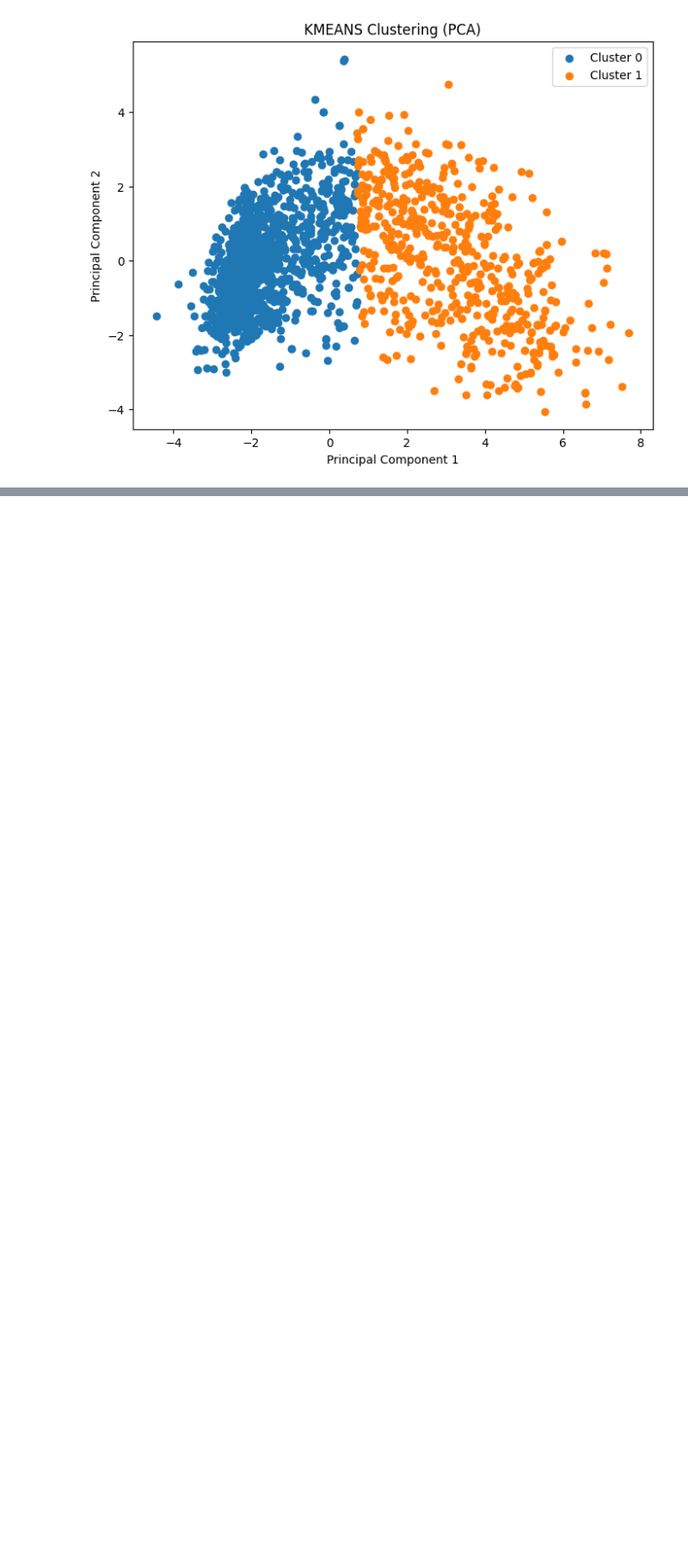
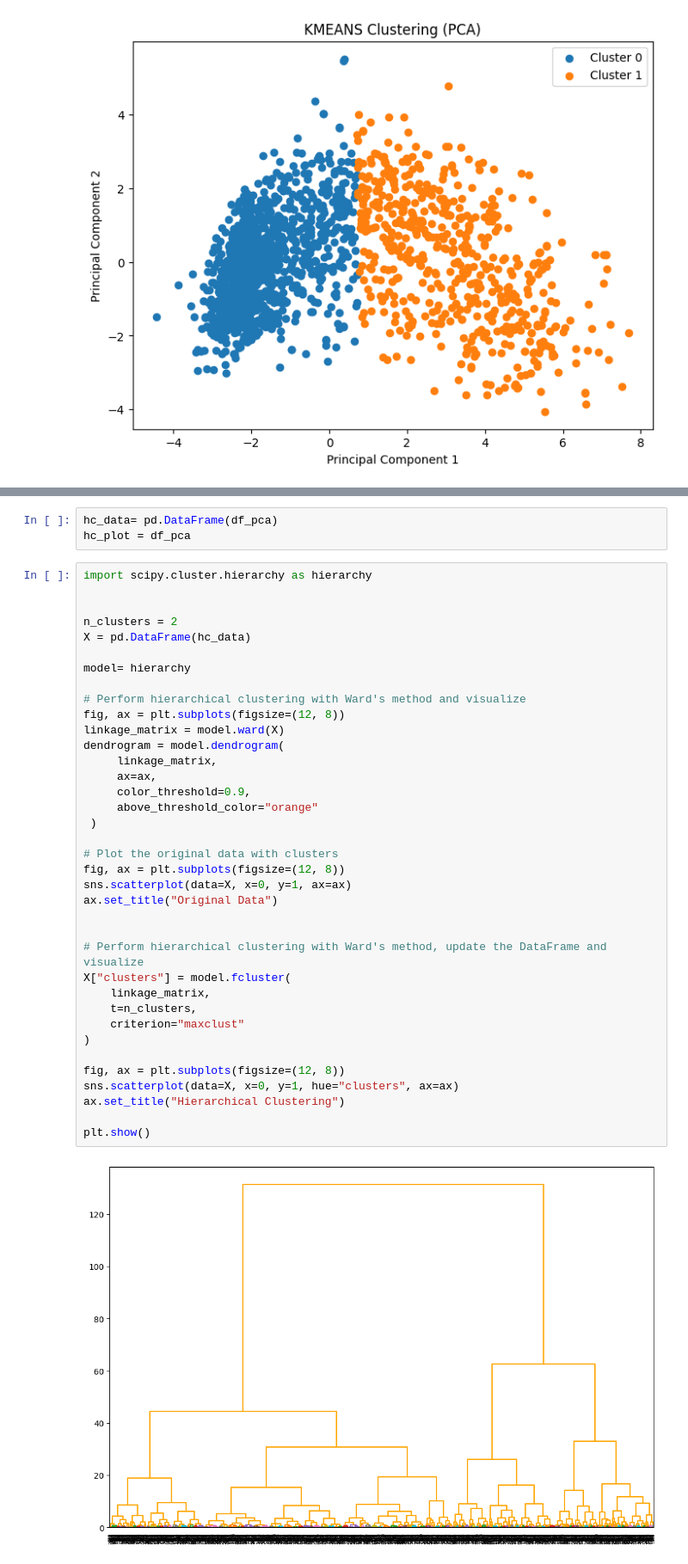
Before and after one commit to COMP3610-Group-H/Customer-Segmentation, a Jupyter notebook: Segmentation.ipynb, the cells around one changed output, grey strips where cells are left out. Shown at 86% size. Cells and saved outputs as stored; diff of their text form; blank space fills up the shorter version.

```diff
--- a/Segmentation.ipynb
+++ b/Segmentation.ipynb
@@ -488,0 +538,42 @@ df_pca
+# %%
+hc_data= pd.DataFrame(df_pca)
+hc_plot = df_pca
+# %%
+import scipy.cluster.hierarchy as hierarchy
+
+
+n_clusters = 2
+X = pd.DataFrame(hc_data)
+
+model= hierarchy
+
+# Perform hierarchical clustering with Ward's method and visualize
+fig, ax = plt.subplots(figsize=(12, 8))
+linkage_matrix = model.ward(X)
+dendrogram = model.dendrogram(
+     linkage_matrix,
+     ax=ax,
+     color_threshold=0.9,
+     above_threshold_color="orange"
+ )
+
+# Plot the original data with clusters
+fig, ax = plt.subplots(figsize=(12, 8))
+sns.scatterplot(data=X, x=0, y=1, ax=ax)
+ax.set_title("Original Data")
+
+
+# Perform hierarchical clustering with Ward's method, update the DataFrame and visualize
+X["clusters"] = model.fcluster(
+    linkage_matrix,
+    t=n_clusters,
+    criterion="maxclust"
+)
+
+fig, ax = plt.subplots(figsize=(12, 8))
+sns.scatterplot(data=X, x=0, y=1, hue="clusters", ax=ax)
+ax.set_title("Hierarchical Clustering")
+
+plt.show()
+# %% [output]
+[figure, added]
```
Also changed, not shown: parts of 10 cells of this notebook, 1 other file.
